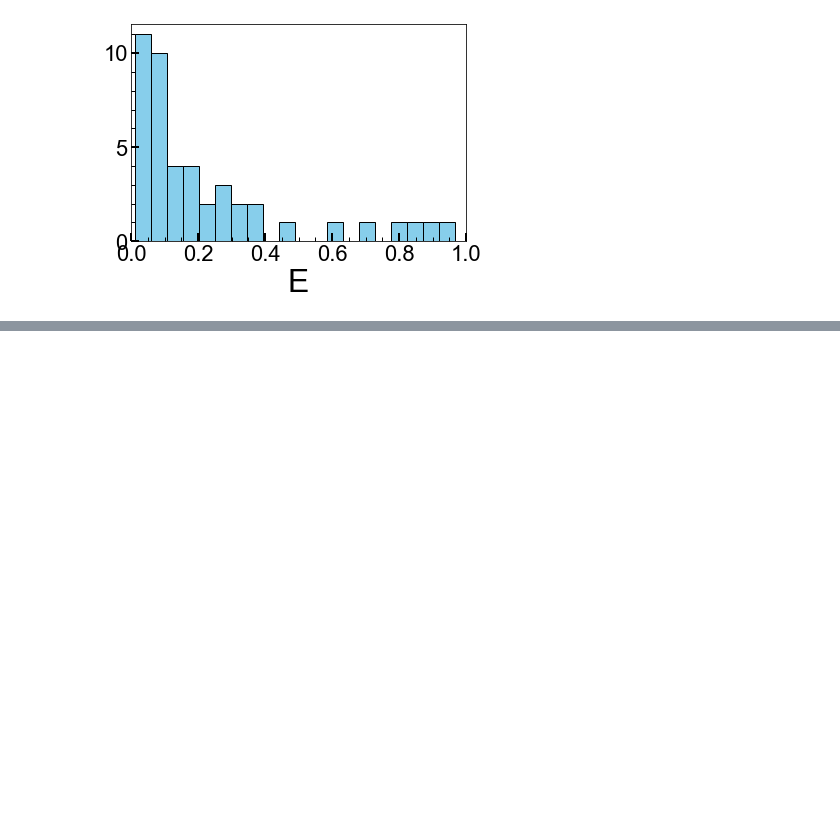
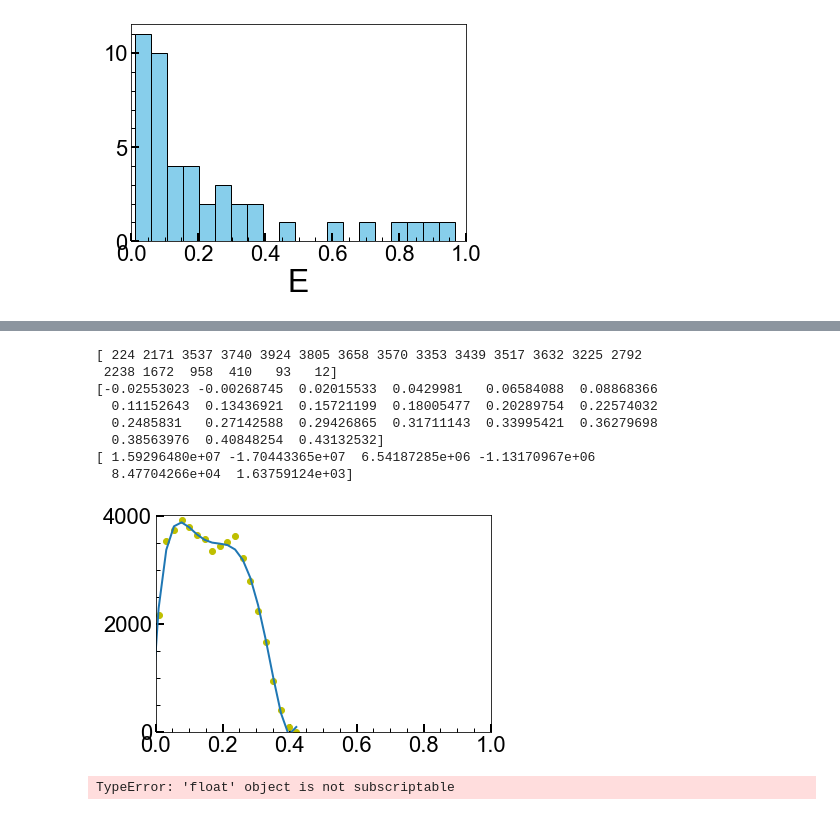
Before and after one commit to villano-lab/thermal-flux_paper2023, a Jupyter notebook: DAMIC/preliminary_plots.ipynb, the cells around one changed output, grey strips where cells are left out. Drawn from its saved outputs; the diff is of its cells as text; code cells hidden in the pictures; blank space fills up the shorter version.

```diff
--- a/DAMIC/preliminary_plots.ipynb
+++ b/DAMIC/preliminary_plots.ipynb
@@ -812,0 +812,31 @@ SyntaxError: (unicode error) 'unicodeescape' codec can't decode bytes in positio
+# %%
+fakeDataCounts, fakeBins=np.histogram(EkeVee, bins=20)
+linCounts, linBin=np.histogram(lindkev, bins=20)
+
+print(linCounts)
+print(linBin)
+thing1 = (linBin[:-1]+linBin[1:])/2
+thing2 = (fakeBins[:-1]+fakeBins[1:])/2
+
+
+
+coef=np.polyfit(thing1, linCounts, 5)
+print(np.polyfit(thing1, linCounts, 5))
+poly1d_fn = np.poly1d(coef)
+
+
+
+plt.plot(thing1,linCounts, 'yo', thing1, poly1d_fn(thing1))
+plt.xlim(0, 1)
+plt.ylim(0, linCounts.max()+100)
+plt.show()
+# %% [output]
+[ 224 2171 3537 3740 3924 3805 3658 3570 3353 3439 3517 3632 3225 2792
+ 2238 1672  958  410   93   12]
+[-0.02553023 -0.00268745  0.02015533  0.0429981   0.06584088  0.08868366
+  0.11152643  0.13436921  0.15721199  0.18005477  0.20289754  0.22574032
+  0.2485831   0.27142588  0.29426865  0.31711143  0.33995421  0.36279698
+  0.38563976  0.40848254  0.43132532]
+[ 1.59296480e+07 -1.70443365e+07  6.54187285e+06 -1.13170967e+06
+  8.47704266e+04  1.63759124e+03]
+[figure, added]
@@ -812,0 +846,16 @@ SyntaxError: (unicode error) 'unicodeescape' codec can't decode bytes in positio
+# %%
+import lmfit as lm
+
+f_mod = lm.Model(ModelFunc)
+f_params = f_mod.make_params()               # define parameters
+
+f_params.add('scale',     vary=True,  value=(1/400), min=0)  # half life
+
+
+#do the fitting
+counts1 = fakeDataCounts/np.sum(fakeDataCounts)
+f_fit = f_mod.fit(counts1, f_params, x = thing2)
+
+f_fit
+# %% [output]
+TypeError: 'float' object is not subscriptable
```
Also changed, not shown: parts of 2 cells of this notebook, 1 other file.
